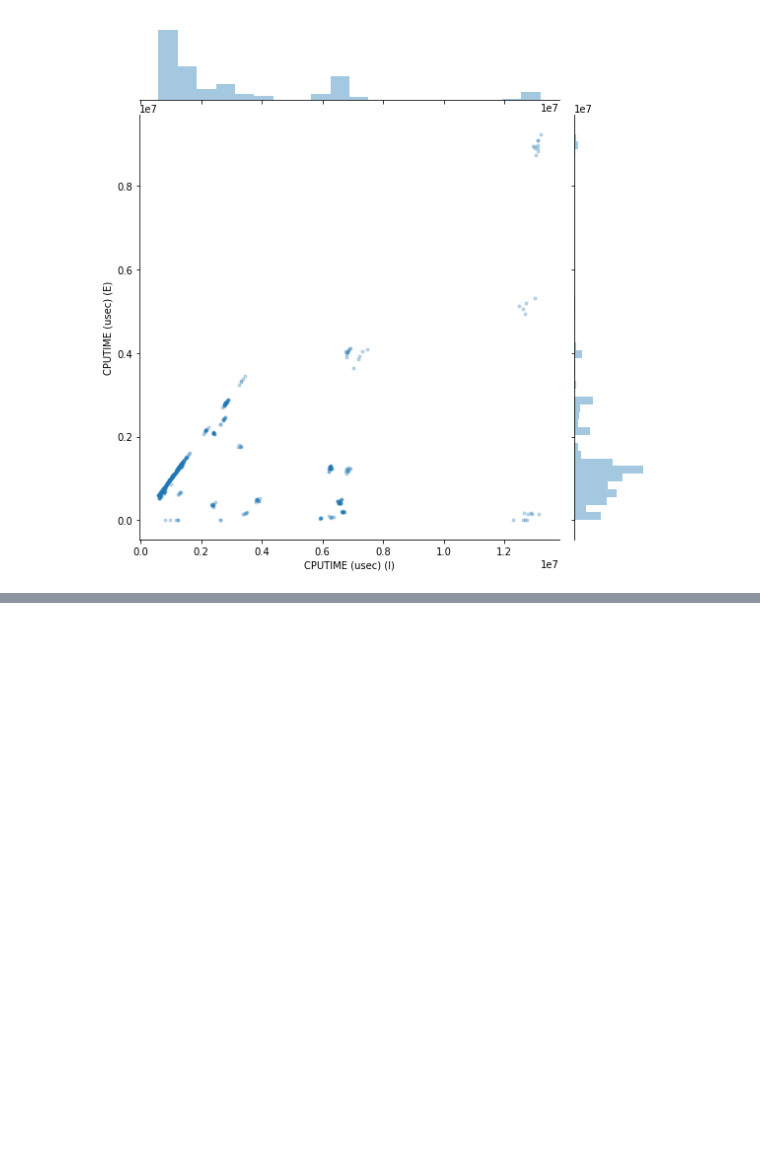
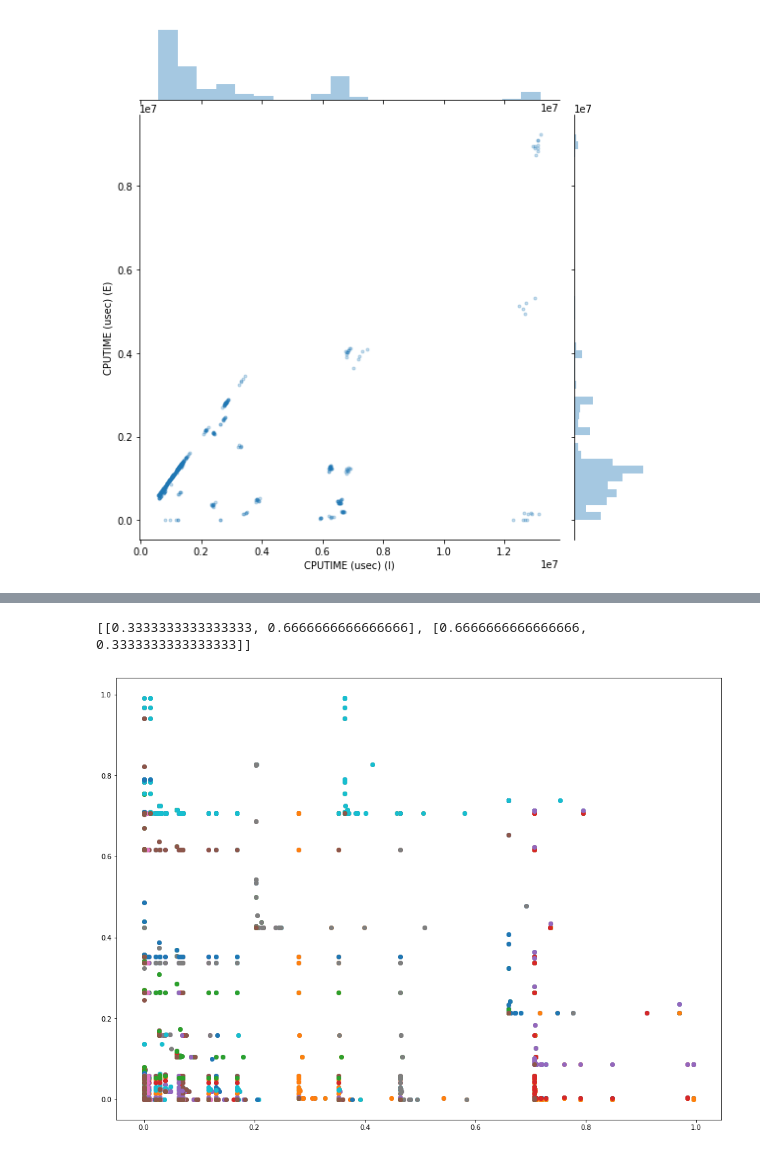
Before and after one commit to LLNL/CallFlow, a Jupyter notebook: src/server/diff-callflow.ipynb, the cells around one changed output, grey strips where cells are left out. Cells and saved outputs as stored; diff of their text form; code cells hidden in the pictures; blank space fills up the shorter version.

```diff
--- a/src/server/diff-callflow.ipynb
+++ b/src/server/diff-callflow.ipynb
@@ -294,30 +495,19 @@ print(xs)
 # %%
-S = len(states)
-
-ns = [len(xs[s]) for s in range(S)]
-n_samples = 30
-
-"""Compute all distances matrices for the four shapes"""
-Cs = [sp.spatial.distance.cdist(xs[s], xs[s]) for s in range(S)]
-Cs = [cs / cs.max() for cs in Cs]
-
-print(Cs)
-ps = [ot.unif(ns[s]) for s in range(S)]
-p = ot.unif(n_samples)
-print(ps)
-
 lambdast = [[float(i) / 3, float(3 - i) / 3] for i in [1, 2]]
-
+print(lambdast)
 Ct01 = [0 for i in range(2)]
 for i in range(S):
     Ct01[i] = ot.gromov.gromov_barycenters(n_samples, [Cs[0], Cs[1]],
                                            [ps[0], ps[1]
                                             ], p, lambdast[i], 'square_loss',  # 5e-4,
                                            max_iter=100, tol=1e-3)
 
 
 plt.plot(Ct01[0], Ct01[1], 'o', label = 'Ct01')
 plt.show()
+# %% [output]
+[[0.3333333333333333, 0.6666666666666666], [0.6666666666666666, 0.3333333333333333]]
+[figure, added]
 # %%
 def smacof_mds(C, dim, max_iter=3000, eps=1e-9):
     """
```
Also changed, not shown: parts of 13 cells of this notebook.
